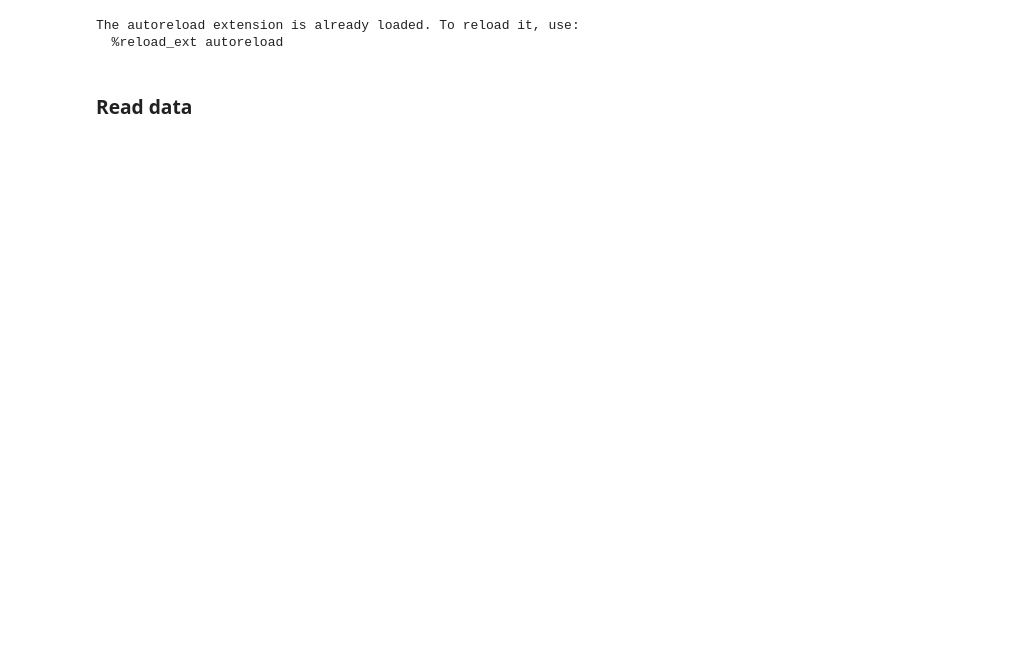
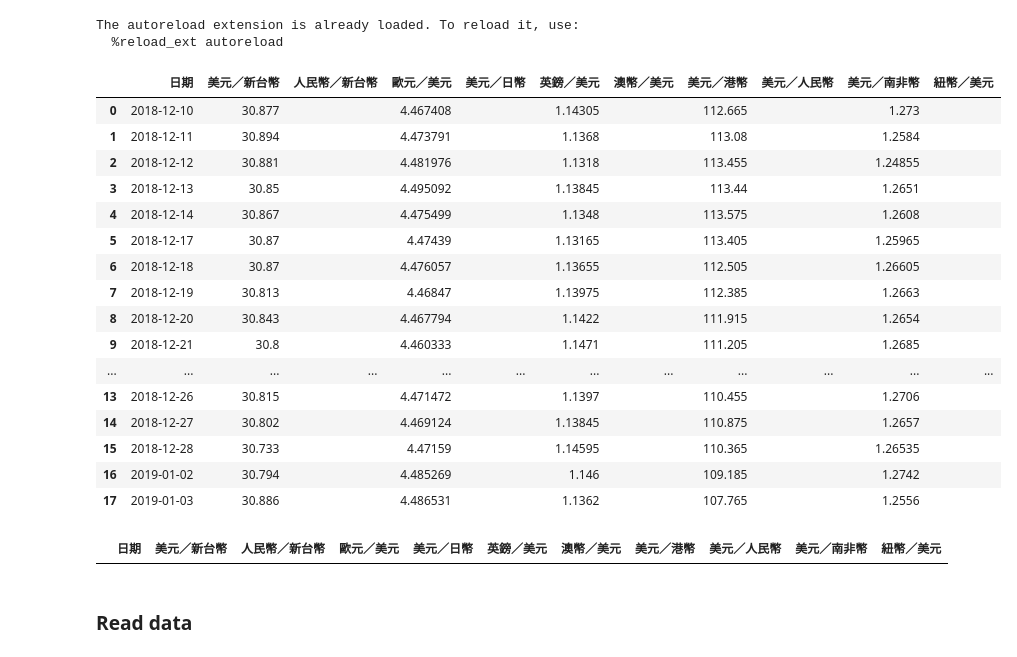
Before and after one commit to KentChun33333/Personal-AI, a Jupyter notebook: notebook/TW-Currency.ipynb, the cells around one changed output. Saved outputs shown, nothing was run; the diff lists cells and outputs as text; code cells hidden in the pictures; blank space fills up the shorter version.

Commit message:
update currency crawer with new api & provide historical data retrival, to do database CRUD

```diff
--- a/notebook/Untitled.ipynb
+++ b/notebook/TW-Currency.ipynb
@@ -11,6 +14,40 @@ from matplotlib import pyplot as plt
 # %% [output]
 The autoreload extension is already loaded. To reload it, use:
   %reload_ext autoreload
+# %%
+data={
+    'queryStartDate':'2018/12/08',
+    'queryEndDate': '2019/01/13'
+}
+#'queryStartDate': '2019/01/03', 'queryEndDate': '2018/12/30'}
+web_url = 'http://www.taifex.com.tw/cht/3/dailyFXRate'
+
+
+temp_Df = get_currency_table(web_url, data)
+temp_Df
+# %% [output]
+|  | 日期 | 美元／新台幣 | 人民幣／新台幣 | 歐元／美元 | 美元／日幣 | 英鎊／美元 | 澳幣／美元 | 美元／港幣 | 美元／人民幣 | 美元／南非幣 | 紐幣／美元 |
+| 0 | 2018-12-10 | 30.877 |  | 4.467408 |  | 1.14305 |  | 112.665 |  | 1.273 |  |
+| 1 | 2018-12-11 | 30.894 |  | 4.473791 |  | 1.1368 |  | 113.08 |  | 1.2584 |  |
+| 2 | 2018-12-12 | 30.881 |  | 4.481976 |  | 1.1318 |  | 113.455 |  | 1.24855 |  |
+| 3 | 2018-12-13 | 30.85 |  | 4.495092 |  | 1.13845 |  | 113.44 |  | 1.2651 |  |
+| 4 | 2018-12-14 | 30.867 |  | 4.475499 |  | 1.1348 |  | 113.575 |  | 1.2608 |  |
+| 5 | 2018-12-17 | 30.87 |  | 4.47439 |  | 1.13165 |  | 113.405 |  | 1.25965 |  |
+| 6 | 2018-12-18 | 30.87 |  | 4.476057 |  | 1.13655 |  | 112.505 |  | 1.26605 |  |
+| 7 | 2018-12-19 | 30.813 |  | 4.46847 |  | 1.13975 |  | 112.385 |  | 1.2663 |  |
+| 8 | 2018-12-20 | 30.843 |  | 4.467794 |  | 1.1422 |  | 111.915 |  | 1.2654 |  |
+| 9 | 2018-12-21 | 30.8 |  | 4.460333 |  | 1.1471 |  | 111.205 |  | 1.2685 |  |
+| ... | ... | ... | ... | ... | ... | ... | ... | ... | ... | ... | ... |
+| 13 | 2018-12-26 | 30.815 |  | 4.471472 |  | 1.1397 |  | 110.455 |  | 1.2706 |  |
+| 14 | 2018-12-27 | 30.802 |  | 4.469124 |  | 1.13845 |  | 110.875 |  | 1.2657 |  |
+| 15 | 2018-12-28 | 30.733 |  | 4.47159 |  | 1.14595 |  | 110.365 |  | 1.26535 |  |
+| 16 | 2019-01-02 | 30.794 |  | 4.485269 |  | 1.146 |  | 109.185 |  | 1.2742 |  |
+| 17 | 2019-01-03 | 30.886 |  | 4.486531 |  | 1.1362 |  | 107.765 |  | 1.2556 |  |
+# %%
+temp_df = get_currency_table_2()
+temp_df
+# %% [output]
+|  | 日期 | 美元／新台幣 | 人民幣／新台幣 | 歐元／美元 | 美元／日幣 | 英鎊／美元 | 澳幣／美元 | 美元／港幣 | 美元／人民幣 | 美元／南非幣 | 紐幣／美元 |
 # %% [markdown]
 ### Read data
 # %%
```
Also changed, not shown: parts of 4 cells of this notebook, 6 other files.
